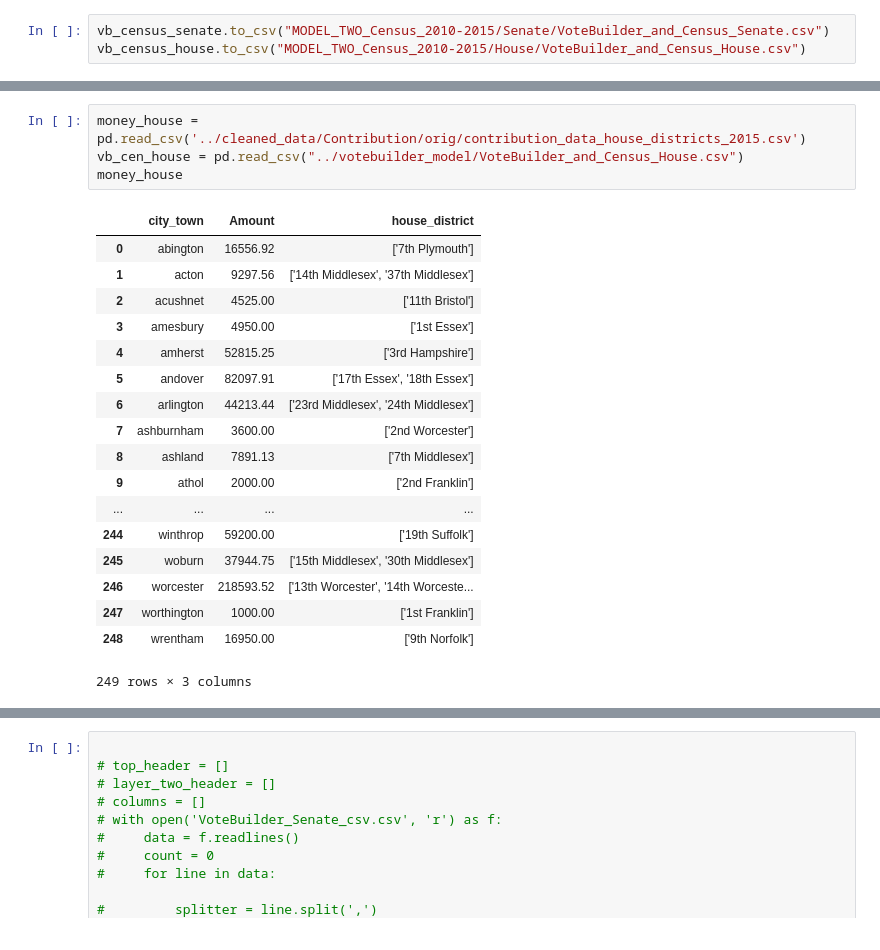
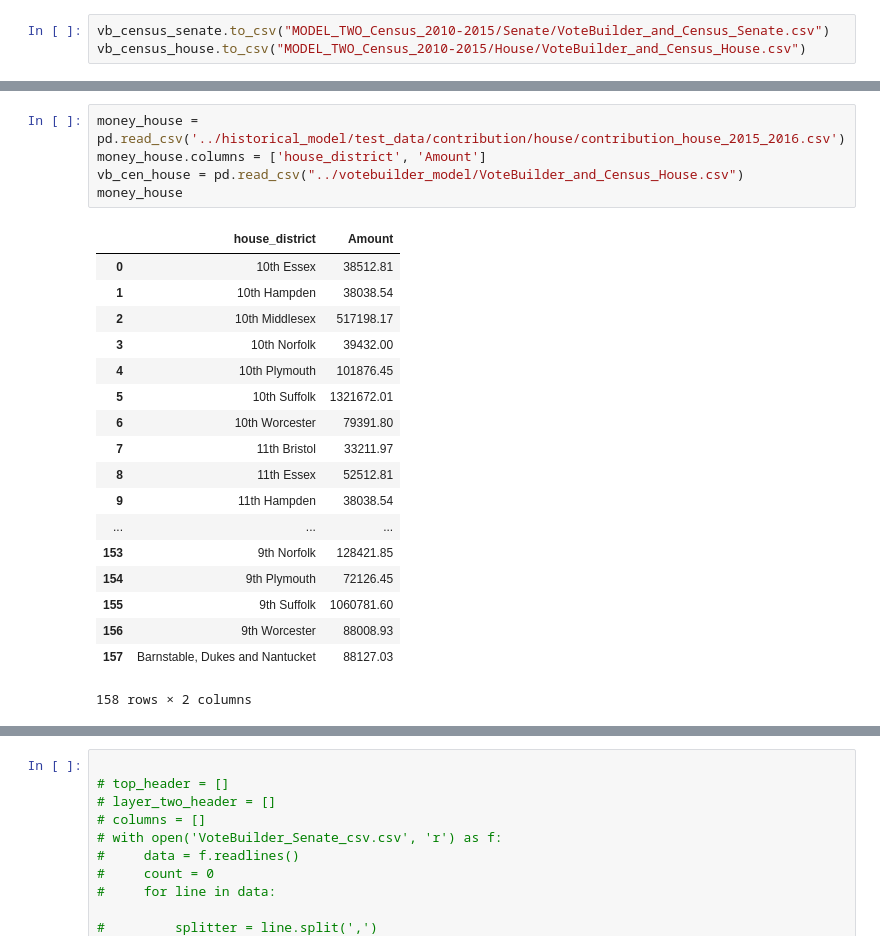
Before and after one commit to ferrys/cs-506-emerge-MA, a Jupyter notebook: scripts/MODEL TWO VOTE BUILDER CLEANING.ipynb, the cells around one changed output, grey strips where cells are left out. Saved outputs shown, nothing was run; the diff lists cells and outputs as text.

```diff
--- a/scripts/MODEL TWO VOTE BUILDER CLEANING.ipynb
+++ b/scripts/MODEL TWO VOTE BUILDER CLEANING.ipynb
@@ -683,24 +687,25 @@ senate_contributions
 # %%
-money_house = pd.read_csv('../cleaned_data/Contribution/orig/contribution_data_house_districts_2015.csv')
+money_house = pd.read_csv('../historical_model/test_data/contribution/house/contribution_house_2015_2016.csv')
+money_house.columns = ['house_district', 'Amount']
 vb_cen_house = pd.read_csv("../votebuilder_model/VoteBuilder_and_Census_House.csv")
 money_house
 # %% [output]
-|  | city_town | Amount | house_district |
-| 0 | abington | 16556.92 | ['7th Plymouth'] |
-| 1 | acton | 9297.56 | ['14th Middlesex', '37th Middlesex'] |
-| 2 | acushnet | 4525.00 | ['11th Bristol'] |
-| 3 | amesbury | 4950.00 | ['1st Essex'] |
-| 4 | amherst | 52815.25 | ['3rd Hampshire'] |
-| 5 | andover | 82097.91 | ['17th Essex', '18th Essex'] |
-| 6 | arlington | 44213.44 | ['23rd Middlesex', '24th Middlesex'] |
-| 7 | ashburnham | 3600.00 | ['2nd Worcester'] |
-| 8 | ashland | 7891.13 | ['7th Middlesex'] |
-| 9 | athol | 2000.00 | ['2nd Franklin'] |
-| ... | ... | ... | ... |
-| 244 | winthrop | 59200.00 | ['19th Suffolk'] |
-| 245 | woburn | 37944.75 | ['15th Middlesex', '30th Middlesex'] |
-| 246 | worcester | 218593.52 | ['13th Worcester', '14th Worceste... |
-| 247 | worthington | 1000.00 | ['1st Franklin'] |
-| 248 | wrentham | 16950.00 | ['9th Norfolk'] |
+|  | house_district | Amount |
+| 0 | 10th Essex | 38512.81 |
+| 1 | 10th Hampden | 38038.54 |
+| 2 | 10th Middlesex | 517198.17 |
+| 3 | 10th Norfolk | 39432.00 |
+| 4 | 10th Plymouth | 101876.45 |
+| 5 | 10th Suffolk | 1321672.01 |
+| 6 | 10th Worcester | 79391.80 |
+| 7 | 11th Bristol | 33211.97 |
+| 8 | 11th Essex | 52512.81 |
+| 9 | 11th Hampden | 38038.54 |
+| ... | ... | ... |
+| 153 | 9th Norfolk | 128421.85 |
+| 154 | 9th Plymouth | 72126.45 |
+| 155 | 9th Suffolk | 1060781.60 |
+| 156 | 9th Worcester | 88008.93 |
+| 157 | Barnstable, Dukes and Nantucket | 88127.03 |
-249 rows × 3 columns
+158 rows × 2 columns
 # %%
```
Also changed, not shown: parts of 5 cells of this notebook, 3 other files.
